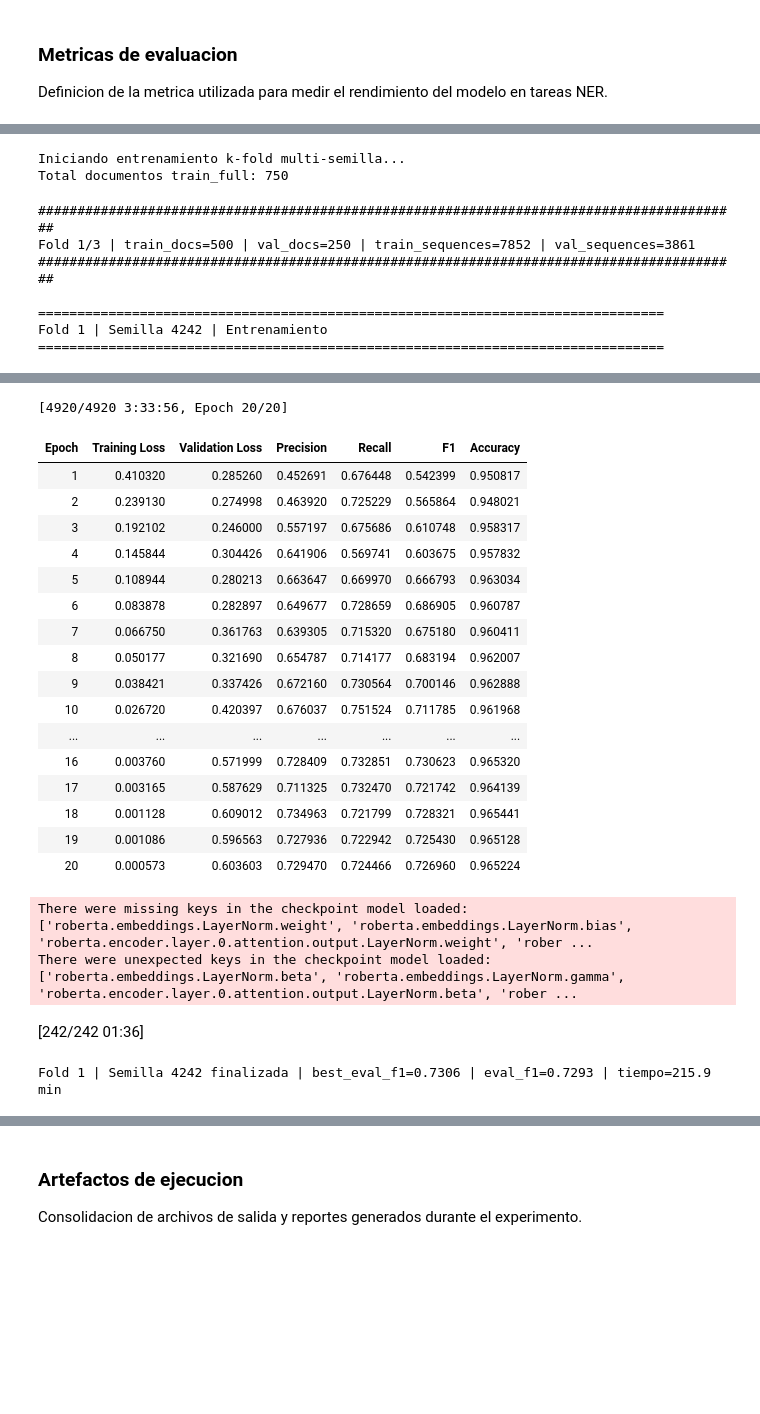
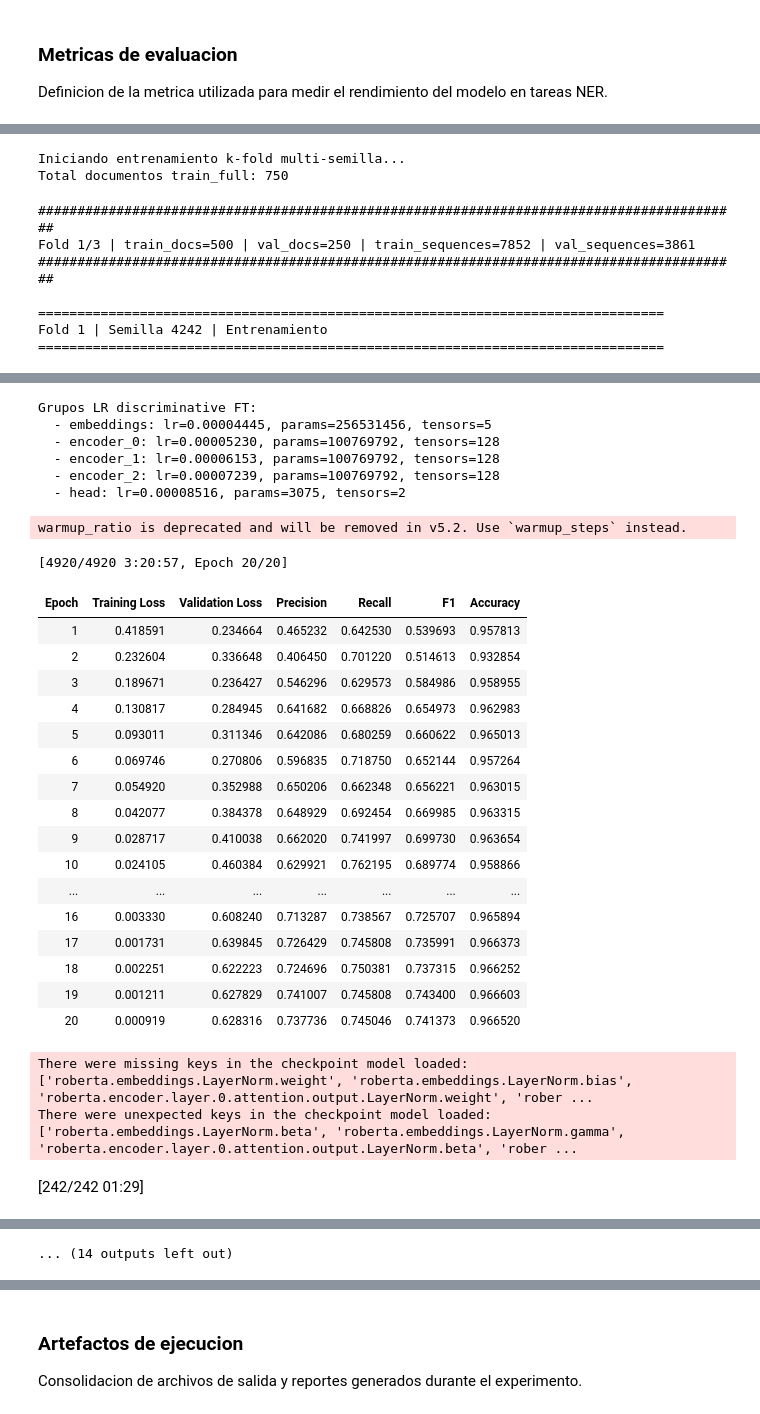
Before and after one commit to Honricris/Trabajo_Fin_Master, a Jupyter notebook: Encoders/Distemist/iic-rigoberta-2-0_77.01.ipynb, the cells around one changed output, grey strips where cells are left out. Drawn from its saved outputs; the diff is of its cells as text; code cells hidden in the pictures; blank space fills up the shorter version.

```diff
--- a/Encoders/Distemist/rigoberta-2-0_77.21.ipynb
+++ b/Encoders/Distemist/iic-rigoberta-2-0_77.01.ipynb
@@ -218,6 +213,8 @@ BASE_MODEL_TAG = BASE_MODEL.split("/")[-1]
 MAX_EPOCHS = 20
 BATCH_SIZE = 16
 LEARNING_RATE = 8.516e-5
+LR_LAYER_DECAY = 0.85
+LR_ENCODER_GROUPS = 3
 DROPOUT = 0.1
 WEIGHT_DECAY = 0.1844
 WARMUP_RATIO = 0.1
@@ -226,7 +223,7 @@ EARLY_STOPPING_THRESHOLD = 1e-4
 
 K_FOLDS = 3
 CV_SPLIT_SEED = 42
-SEEDS = [4242]
+SEEDS = [ 4242]
 ENSEMBLE_VOTING_RATIO = 0.5
 
 RESULTS_DIR = f"results_{BASE_MODEL_TAG}_kfold_multiseed"
@@ -259,6 +256,8 @@ hyperparams = {
     "max_epochs": MAX_EPOCHS,
     "batch_size": BATCH_SIZE,
     "learning_rate": LEARNING_RATE,
+    "lr_layer_decay": LR_LAYER_DECAY,
+    "lr_encoder_groups": LR_ENCODER_GROUPS,
     "dropout": DROPOUT,
     "weight_decay": WEIGHT_DECAY,
     "warmup_ratio": WARMUP_RATIO,
@@ -368,6 +427,7 @@ def make_kfold_indices(n_samples, k_folds, split_seed):
 
 fold_seed_results = []
 ensemble_models = []
+discriminative_lr_history = []
 
 train_full_raw = data["train_full"]
 folds = make_kfold_indices(len(train_full_raw), K_FOLDS, CV_SPLIT_SEED)
@@ -415,6 +475,15 @@ for fold_idx, (train_idx, val_idx) in enumerate(folds, start=1):
         model = AutoModelForTokenClassification.from_pretrained(BASE_MODEL, config=config)
         model.gradient_checkpointing_enable()
 
+        optimizer, lr_group_summary = create_discriminative_optimizer(model)
+
+        print("Grupos LR discriminative FT:")
+        for item in lr_group_summary:
+            print(
+                f"  - {item['bucket']}: lr={item['lr']:.8f}, "
+                f"params={item['param_count']}, tensors={item['tensor_count']}"
+            )
+
         output_dir = f"{RESULTS_DIR}/{MODEL_OUTPUT_PREFIX}-fold{fold_idx}-seed{seed}"
         training_args = TrainingArguments(
             output_dir=output_dir,
@@ -436,7 +505,6 @@ for fold_idx, (train_idx, val_idx) in enumerate(folds, start=1):
             dataloader_persistent_workers=True,
             seed=seed,
             bf16=True,
-            optim="adamw_torch_fused",
             save_only_model=True,
             report_to="none",
         )
@@ -455,6 +523,7 @@ for fold_idx, (train_idx, val_idx) in enumerate(folds, start=1):
                     early_stopping_threshold=EARLY_STOPPING_THRESHOLD,
                 )
             ],
+            optimizers=(optimizer, None),
         )
 
         trainer_seed.train()
@@ -483,6 +552,13 @@ for fold_idx, (train_idx, val_idx) in enumerate(folds, start=1):
         }
         fold_seed_results.append(result_row)
 
+        discriminative_lr_history.append({
+            "fold": int(fold_idx),
+            "seed": int(seed),
+            "model_dir": model_dir,
+            "lr_groups": lr_group_summary,
+        })
+
         ensemble_models.append({
             "fold": int(fold_idx),
             "seed": int(seed),
@@ -500,6 +576,7 @@ for fold_idx, (train_idx, val_idx) in enumerate(folds, start=1):
 
         del trainer_seed
         del model
+        del optimizer
         gc.collect()
         if torch.cuda.is_available():
             torch.cuda.empty_cache()
@@ -516,12 +593,17 @@ df_ensemble_results.to_csv(f"{RESULTS_DIR}/ensemble_fold_seed_summary.csv", inde
 with open(f"{RESULTS_DIR}/ensemble_fold_seed_summary.json", "w", encoding="utf-8") as f:
     json.dump(fold_seed_results, f, ensure_ascii=False, indent=2)
 
+with open(f"{RESULTS_DIR}/discriminative_lr_groups.json", "w", encoding="utf-8") as f:
+    json.dump(discriminative_lr_history, f, ensure_ascii=False, indent=2)
+
 ensemble_metadata = {
     "base_model": BASE_MODEL,
     "k_folds": int(K_FOLDS),
     "seeds": [int(s) for s in SEEDS],
     "ensemble_size": int(len(ensemble_models)),
     "cv_split_seed": int(CV_SPLIT_SEED),
+    "lr_layer_decay": float(LR_LAYER_DECAY),
+    "lr_encoder_groups": int(LR_ENCODER_GROUPS),
 }
 with open(f"{RESULTS_DIR}/ensemble_metadata.json", "w", encoding="utf-8") as f:
     json.dump(ensemble_metadata, f, ensure_ascii=False, indent=2)
@@ -529,6 +611,7 @@ with open(f"{RESULTS_DIR}/ensemble_metadata.json", "w", encoding="utf-8") as f:
 print("\nResumen fold-semilla (top 10 por eval_f1):")
 print(df_ensemble_results.head(10).to_string(index=False))
 print(f"\nModelos totales en el ensamble: {len(ensemble_models)}")
+print(f"Resumen LR discriminativo guardado en: {RESULTS_DIR}/discriminative_lr_groups.json")
 # %% [output]
 Iniciando entrenamiento k-fold multi-semilla...
 Total documentos train_full: 750
@@ -558,22 +640,28 @@ warmup_ratio is deprecated and will be removed in v5.2. Use `warmup_steps` inste
-[4920/4920 3:33:56, Epoch 20/20]
+Grupos LR discriminative FT:
+  - embeddings: lr=0.00004445, params=256531456, tensors=5
+  - encoder_0: lr=0.00005230, params=100769792, tensors=128
+  - encoder_1: lr=0.00006153, params=100769792, tensors=128
+  - encoder_2: lr=0.00007239, params=100769792, tensors=128
+  - head: lr=0.00008516, params=3075, tensors=2
+warmup_ratio is deprecated and will be removed in v5.2. Use `warmup_steps` instead.
+[4920/4920 3:20:57, Epoch 20/20]
 | Epoch | Training Loss | Validation Loss | Precision | Recall | F1 | Accuracy |
-| 1 | 0.410320 | 0.285260 | 0.452691 | 0.676448 | 0.542399 | 0.950817 |
-| 2 | 0.239130 | 0.274998 | 0.463920 | 0.725229 | 0.565864 | 0.948021 |
-| 3 | 0.192102 | 0.246000 | 0.557197 | 0.675686 | 0.610748 | 0.958317 |
-| 4 | 0.145844 | 0.304426 | 0.641906 | 0.569741 | 0.603675 | 0.957832 |
-| 5 | 0.108944 | 0.280213 | 0.663647 | 0.669970 | 0.666793 | 0.963034 |
-| 6 | 0.083878 | 0.282897 | 0.649677 | 0.728659 | 0.686905 | 0.960787 |
-| 7 | 0.066750 | 0.361763 | 0.639305 | 0.715320 | 0.675180 | 0.960411 |
-| 8 | 0.050177 | 0.321690 | 0.654787 | 0.714177 | 0.683194 | 0.962007 |
-| 9 | 0.038421 | 0.337426 | 0.672160 | 0.730564 | 0.700146 | 0.962888 |
-| 10 | 0.026720 | 0.420397 | 0.676037 | 0.751524 | 0.711785 | 0.961968 |
+| 1 | 0.418591 | 0.234664 | 0.465232 | 0.642530 | 0.539693 | 0.957813 |
+| 2 | 0.232604 | 0.336648 | 0.406450 | 0.701220 | 0.514613 | 0.932854 |
+| 3 | 0.189671 | 0.236427 | 0.546296 | 0.629573 | 0.584986 | 0.958955 |
+| 4 | 0.130817 | 0.284945 | 0.641682 | 0.668826 | 0.654973 | 0.962983 |
+| 5 | 0.093011 | 0.311346 | 0.642086 | 0.680259 | 0.660622 | 0.965013 |
+| 6 | 0.069746 | 0.270806 | 0.596835 | 0.718750 | 0.652144 | 0.957264 |
+| 7 | 0.054920 | 0.352988 | 0.650206 | 0.662348 | 0.656221 | 0.963015 |
+| 8 | 0.042077 | 0.384378 | 0.648929 | 0.692454 | 0.669985 | 0.963315 |
+| 9 | 0.028717 | 0.410038 | 0.662020 | 0.741997 | 0.699730 | 0.963654 |
+| 10 | 0.024105 | 0.460384 | 0.629921 | 0.762195 | 0.689774 | 0.958866 |
 | ... | ... | ... | ... | ... | ... | ... |
-| 16 | 0.003760 | 0.571999 | 0.728409 | 0.732851 | 0.730623 | 0.965320 |
-| 17 | 0.003165 | 0.587629 | 0.711325 | 0.732470 | 0.721742 | 0.964139 |
-| 18 | 0.001128 | 0.609012 | 0.734963 | 0.721799 | 0.728321 | 0.965441 |
-| 19 | 0.001086 | 0.596563 | 0.727936 | 0.722942 | 0.725430 | 0.965128 |
-| 20 | 0.000573 | 0.603603 | 0.729470 | 0.724466 | 0.726960 | 0.965224 |
+| 16 | 0.003330 | 0.608240 | 0.713287 | 0.738567 | 0.725707 | 0.965894 |
+| 17 | 0.001731 | 0.639845 | 0.726429 | 0.745808 | 0.735991 | 0.966373 |
+| 18 | 0.002251 | 0.622223 | 0.724696 | 0.750381 | 0.737315 | 0.966252 |
+| 19 | 0.001211 | 0.627829 | 0.741007 | 0.745808 | 0.743400 | 0.966603 |
+| 20 | 0.000919 | 0.628316 | 0.737736 | 0.745046 | 0.741373 | 0.966520 |
-There were missing keys in the checkpoint model loaded: ['roberta.embeddings.LayerNorm.weight', 'roberta.embeddings.LayerNorm.bias', 'roberta.encoder.layer.0.attention.output.LayerNorm.weight', 'rober ...
-There were unexpected keys in the checkpoint model loaded: ['roberta.embeddings.LayerNorm.beta', 'roberta.embeddings.LayerNorm.gamma', 'roberta.encoder.layer.0.attention.output.LayerNorm.beta', 'rober ...
+There were missing keys in the checkpoint model loaded: ['roberta.embeddings.LayerNorm.weight', 'roberta.embeddings.LayerNorm.bias', 'roberta.encoder.layer.0.attention.output.LayerNorm.weight', 'rober ...
+There were unexpected keys in the checkpoint model loaded: ['roberta.embeddings.LayerNorm.beta', 'roberta.embeddings.LayerNorm.gamma', 'roberta.encoder.layer.0.attention.output.LayerNorm.beta', 'rober ...
-[242/242 01:36]
+[242/242 01:29]
-Fold 1 | Semilla 4242 finalizada | best_eval_f1=0.7306 | eval_f1=0.7293 | tiempo=215.9 min
@@ -622,3 +692,4 @@ warmup_ratio is deprecated and will be removed in v5.2. Use `warmup_steps` inste
+... (14 outputs left out)
 # %%
 print("Resumen de validacion del ensamble:")
 print(f"Modelos en ensamble: {len(ensemble_models)}")
```
Also changed, not shown: parts of 12 cells of this notebook, 5 other files.
